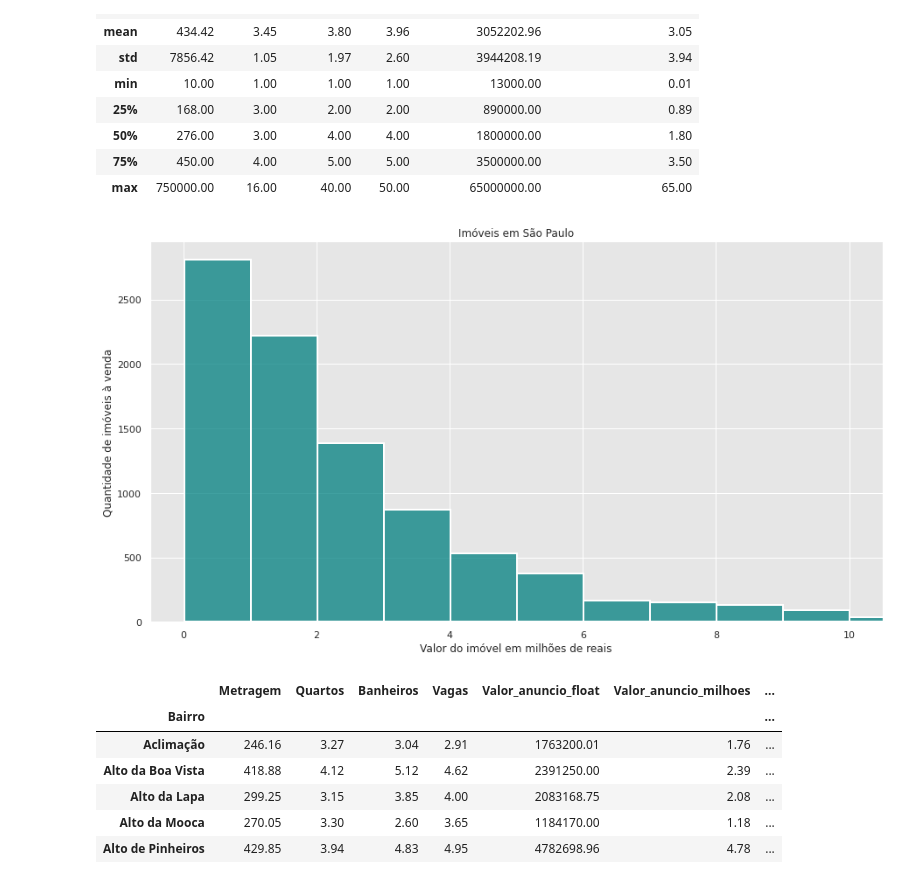
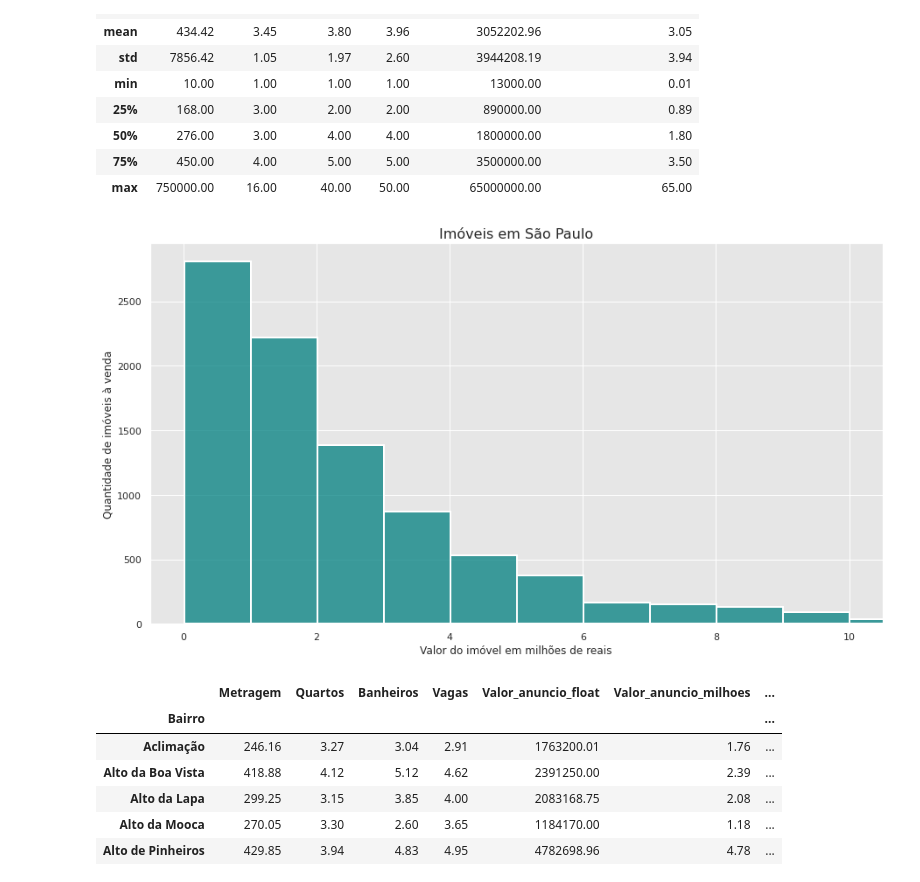
Before and after one commit to esaheki/imersao_dados_alura, a Jupyter notebook: Imersao_dados_4_aula02.ipynb, the cells around one changed output. Saved outputs shown, nothing was run; the diff lists cells and outputs as text; code cells hidden in the pictures.

```diff
--- a/Imersao_dados_4_aula02.ipynb
+++ b/Imersao_dados_4_aula02.ipynb
@@ -226,14 +215,14 @@ dados_vendas.describe()
 # %%
 sns.set()
 sns.set_style("darkgrid", {"axes.facecolor": ".9"})
 plt.figure(figsize=(15, 8))
 ax = sns.histplot(data = dados_vendas, x = "Valor_anuncio_milhoes", kde = False, color = "teal", lw=2, bins=65, edgecolor="white")
-ax.set_title("Imóveis em São Paulo")
+ax.set_title("Imóveis em São Paulo", size=16)
 ax.set(xlabel='Valor do imóvel em milhões de reais', ylabel='Quantidade de imóveis à venda')
 plt.xlim((-0.5, 10.5))
 plt.show()
 # %% [output]
-[figure, old version]
+[figure, new version]
 # %%
 dados_vendas["Valor_metro_quadrado"] = (dados_vendas["Valor_anuncio_float"]/dados_vendas["Metragem"])
 # %%
```
Also changed, not shown: parts of 1 cell of this notebook.
